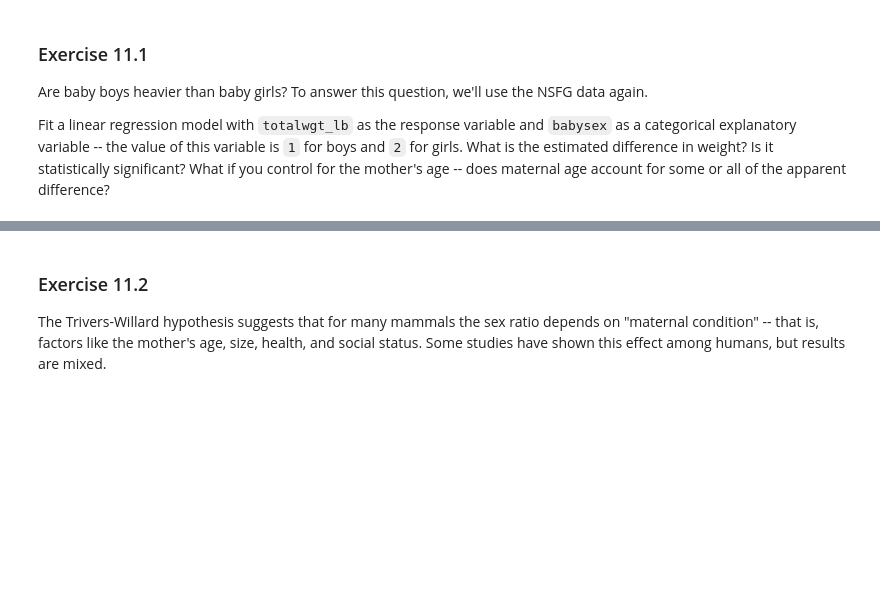
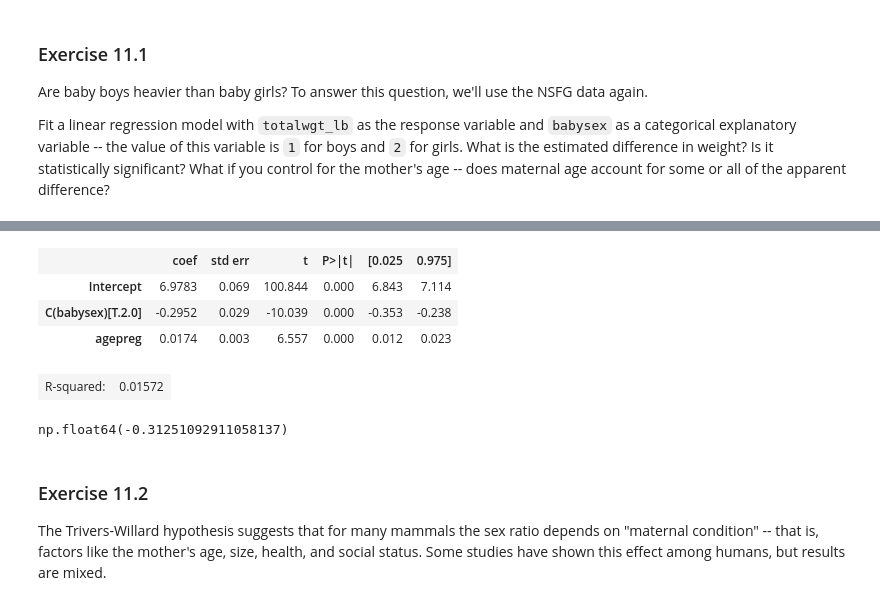
Before and after one commit to gi1no/Education, a Jupyter notebook: ThinkStats/chap11.ipynb, the cells around one changed output, grey strips where cells are left out. Cells and saved outputs as stored; diff of their text form; code cells hidden in the pictures; blank space fills up the shorter version.

```diff
--- a/ThinkStats/chap11.ipynb
+++ b/ThinkStats/chap11.ipynb
@@ -749,3 +754,20 @@ What if you control for the mother's age -- does maternal age account for some o
+# %%
+# Solution goes here  Maternal age accounts for some of the difference
+formula = "totalwgt_lb ~ C(babysex ) + agepreg"
+
+result_first = smf.ols(formula, data=valid).fit()
+display_summary(result_first)
+# %% [output]
+|  | coef | std err | t | P>|t| | [0.025 | 0.975] |
+| Intercept | 6.9783 | 0.069 | 100.844 | 0.000 | 6.843 | 7.114 |
+| C(babysex)[T.2.0] | -0.2952 | 0.029 | -10.039 | 0.000 | -0.353 | -0.238 |
+| agepreg | 0.0174 | 0.003 | 6.557 | 0.000 | 0.012 | 0.023 |
+| R-squared: | 0.01572 |
+# %%
+# What is estimated difference in weight between babysex=1 and babysex=2?
+result_first.params[1] - result_first.params[2]
+# %% [output]
+np.float64(-0.31251092911058137)
 # %% [markdown]
 ### Exercise 11.2
 
```
Also changed, not shown: parts of 4 cells of this notebook.
